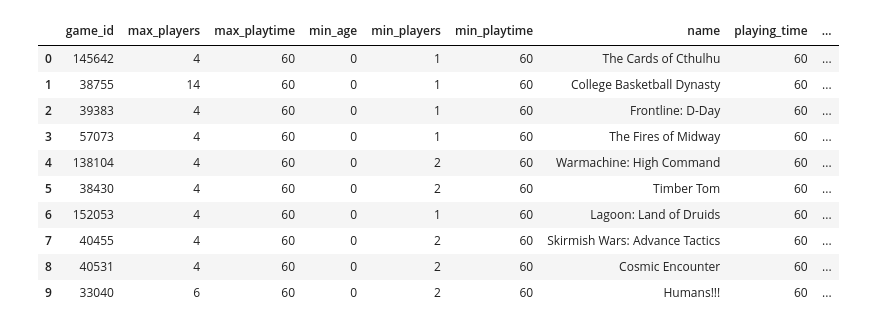
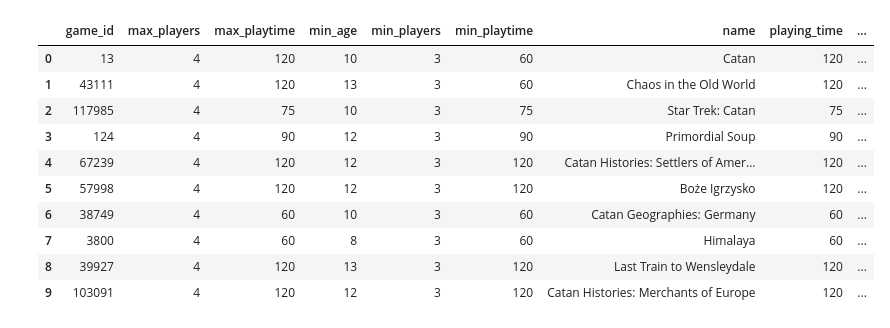
Before and after one commit to GeorgehStalker/project_4group_6, a Jupyter notebook: notebooks/Game Recommender v3 - Inference for App.ipynb, the cells around one changed output. Saved outputs shown, nothing was run; the diff lists cells and outputs as text; code cells hidden in the pictures.

```diff
--- a/notebooks/Game Recommender v3 - Inference for App.ipynb
+++ b/notebooks/Game Recommender v3 - Inference for App.ipynb
@@ -131,5 +134,5 @@ pd.DataFrame(response)
 # %%
-def make_recommendation_1(gamelist_length, max_players, max_playtime, min_age, min_players, min_playtime, average_rating):
+def make_recommendation_1(name, gamelist_length, max_players, max_playtime, min_age, min_players, min_playtime, average_rating):
     # Step 1: Load the dataset
     df = pd.read_csv("resources/ml_clean.csv")
 
@@ -138,22 +141,24 @@ def make_recommendation_1(gamelist_length, max_players, max_playtime, min_age, m
 
     # Step 2: Define the columns for metadata and features
     meta_cols = ['game_id', 'name']
-    feature_cols = ['max_players', 'max_playtime', 'min_age', 'min_players', 'min_playtime', 'playing_time',
-                    'category', 'mechanic', 'average_rating', 'users_rated', 'category_count', 'mechanic_count',
-                    'has_expansion', 'len_description', 'description_sentiment']
+    feature_cols = ['max_players', 'min_players',
+       'average_rating', 'users_rated', 'category_count', 'mechanic_count',
+       'has_expansion', 'binned_playtime', 'binned_mechanics',
+       'binned_min_age', 'binned_category', 'len_description',
+       'description_sentiment']
 
     # Step 3: Filter the dataset based on input parameters
     df_filtered = df[
-        (df['max_players'] >= max_players) &
+        (df['max_players'] <= max_players) &
         (df['max_playtime'] <= max_playtime) &
-        (df['min_age'] <= min_age) &
-        (df['min_players'] <= min_players) &
+        (df['min_age'] >= min_age) &
+        (df['min_players'] >= min_players) &
         (df['min_playtime'] >= min_playtime) &
         (df['average_rating'] >= average_rating)
     ]
 
     # Step 4: Preprocess the data
-    numeric_features = ['max_players', 'max_playtime', 'min_age', 'min_players', 'min_playtime', 'playing_time',
+    numeric_features = ['max_players', 'min_players',
                         'average_rating', 'users_rated', 'category_count', 'mechanic_count', 'len_description', 'description_sentiment']
     numeric_transformer = Pipeline(steps=[
         ('imputer', SimpleImputer(strategy='mean')),
@@ -164,7 +169,8 @@ def make_recommendation_1(gamelist_length, max_players, max_playtime, min_age, m
         ('imputer', SimpleImputer(strategy='most_frequent')),
         ('label', OrdinalEncoder())])
 
-    categorical_features = ['category', 'mechanic']
+    categorical_features = ['binned_playtime', 'binned_mechanics',
+       'binned_min_age', 'binned_category']
     categorical_transformer = Pipeline(steps=[
         ('imputer', SimpleImputer(strategy='most_frequent')),
         ('onehot', OneHotEncoder(handle_unknown='ignore'))])
@@ -188,7 +194,7 @@ def make_recommendation_1(gamelist_length, max_players, max_playtime, min_age, m
     model1.fit(X_preprocessed)
 
     # Step 7: Choose a random game from the filtered list to use as the target
-    game_id = df_filtered.sample(1)['game_id'].values[0]
+    game_id = df_filtered.loc[(df_filtered.name == name)].game_id.values[0]
     game_features = df_filtered.loc[df_filtered.game_id == game_id, feature_cols]
     game_features_preprocessed = preprocessor.transform(game_features)
 
@@ -203,27 +209,28 @@ def make_recommendation_1(gamelist_length, max_players, max_playtime, min_age, m
     return games.to_dict(orient="records")
 # %%
 # User input
+name = 'Catan'
 gamelist_length = 10
+min_players = 3
 max_players = 4
+min_playtime = 60
 max_playtime = 120
 min_age = 5
-min_players = 3
-min_playtime = 60
-average_rating = 5
+min_average_rating = 5
 
-response = make_recommendation_1(gamelist_length, max_players, max_playtime, min_age, min_players, min_playtime, average_rating) # used for the flask app, returns JSON
+response = make_recommendation_1(name, gamelist_length, max_players, max_playtime, min_age, min_players, min_playtime, min_average_rating) # used for the flask app, returns JSON
 
 # to test
 pd.DataFrame(response)
 # %% [output]
 |  | game_id | max_players | max_playtime | min_age | min_players | min_playtime | name | playing_time | ... |
-| 0 | 145642 | 4 | 60 | 0 | 1 | 60 | The Cards of Cthulhu | 60 | ... |
-| 1 | 38755 | 14 | 60 | 0 | 1 | 60 | College Basketball Dynasty | 60 | ... |
-| 2 | 39383 | 4 | 60 | 0 | 1 | 60 | Frontline: D-Day | 60 | ... |
-| 3 | 57073 | 4 | 60 | 0 | 1 | 60 | The Fires of Midway | 60 | ... |
-| 4 | 138104 | 4 | 60 | 0 | 2 | 60 | Warmachine: High Command | 60 | ... |
-| 5 | 38430 | 4 | 60 | 0 | 2 | 60 | Timber Tom | 60 | ... |
-| 6 | 152053 | 4 | 60 | 0 | 1 | 60 | Lagoon: Land of Druids | 60 | ... |
-| 7 | 40455 | 4 | 60 | 0 | 2 | 60 | Skirmish Wars: Advance Tactics | 60 | ... |
-| 8 | 40531 | 4 | 60 | 0 | 2 | 60 | Cosmic Encounter | 60 | ... |
-| 9 | 33040 | 6 | 60 | 0 | 2 | 60 | Humans!!! | 60 | ... |
+| 0 | 13 | 4 | 120 | 10 | 3 | 60 | Catan | 120 | ... |
+| 1 | 43111 | 4 | 120 | 13 | 3 | 60 | Chaos in the Old World | 120 | ... |
+| 2 | 117985 | 4 | 75 | 10 | 3 | 75 | Star Trek: Catan | 75 | ... |
+| 3 | 124 | 4 | 90 | 12 | 3 | 90 | Primordial Soup | 90 | ... |
+| 4 | 67239 | 4 | 120 | 12 | 3 | 120 | Catan Histories: Settlers of Amer... | 120 | ... |
+| 5 | 57998 | 4 | 120 | 12 | 3 | 120 | Boże Igrzysko | 120 | ... |
+| 6 | 38749 | 4 | 60 | 10 | 3 | 60 | Catan Geographies: Germany | 60 | ... |
+| 7 | 3800 | 4 | 60 | 8 | 3 | 60 | Himalaya | 60 | ... |
+| 8 | 39927 | 4 | 120 | 13 | 3 | 120 | Last Train to Wensleydale | 120 | ... |
+| 9 | 103091 | 4 | 120 | 12 | 3 | 120 | Catan Histories: Merchants of Europe | 120 | ... |
```
Also changed, not shown: parts of 2 cells of this notebook, 7 other files.
